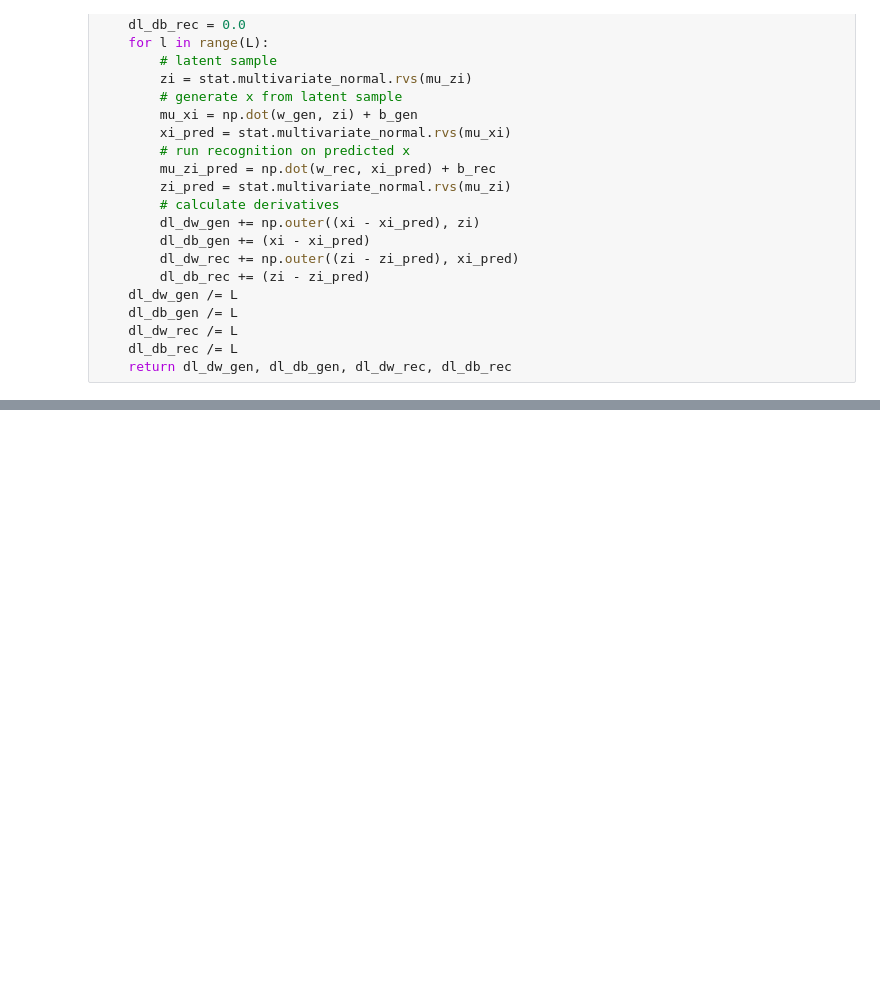
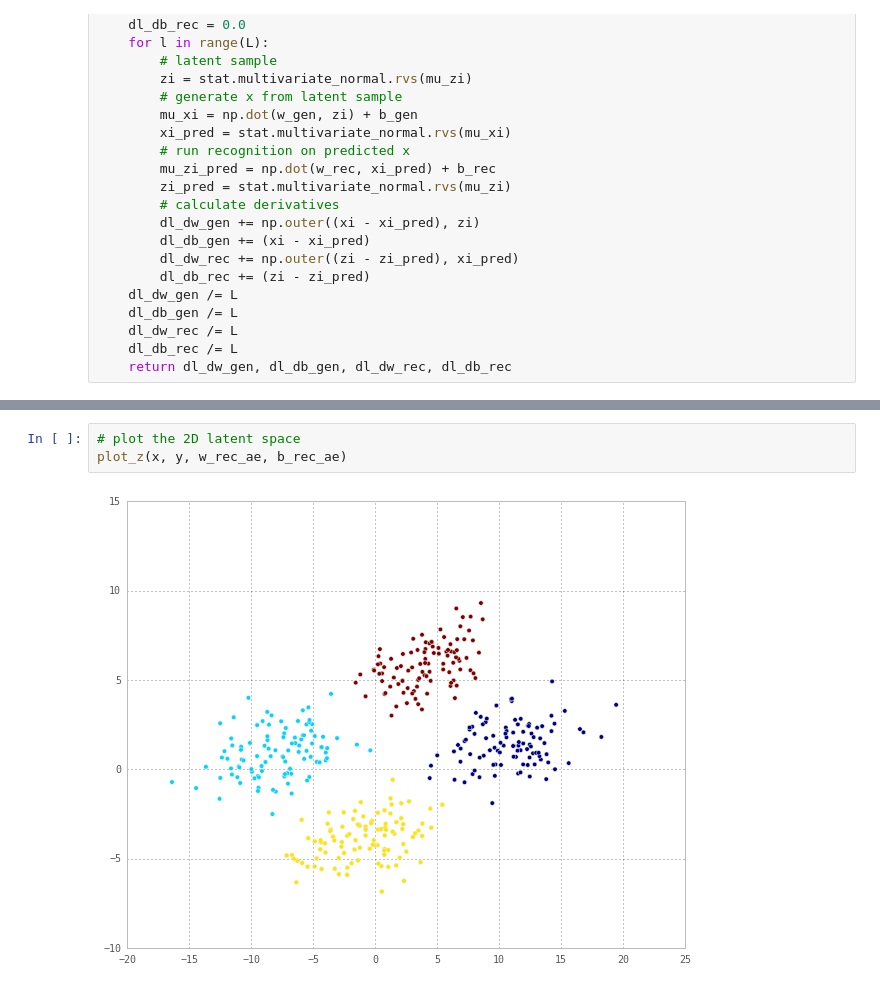
Before and after one commit to gokererdogan/Notebooks, a Jupyter notebook: Unsupervised Learning with Neural Networks.ipynb, the cells around one changed output, grey strips where cells are left out. Saved outputs shown, nothing was run; the diff lists cells and outputs as text; blank space fills up the shorter version.

```diff
--- a/Unsupervised Learning with Neural Networks.ipynb
+++ b/Unsupervised Learning with Neural Networks.ipynb
@@ -437,2 +529,7 @@ plot_z(x, y, w_rec_ws, b_rec_ws)
+# %%
+# plot the 2D latent space
+plot_z(x, y, w_rec_ae, b_rec_ae)
+# %% [output]
+[figure, added]
 # %%
 # Let us compare the log likelihoods for each algorithm
```
Also changed, not shown: parts of 20 cells of this notebook.
